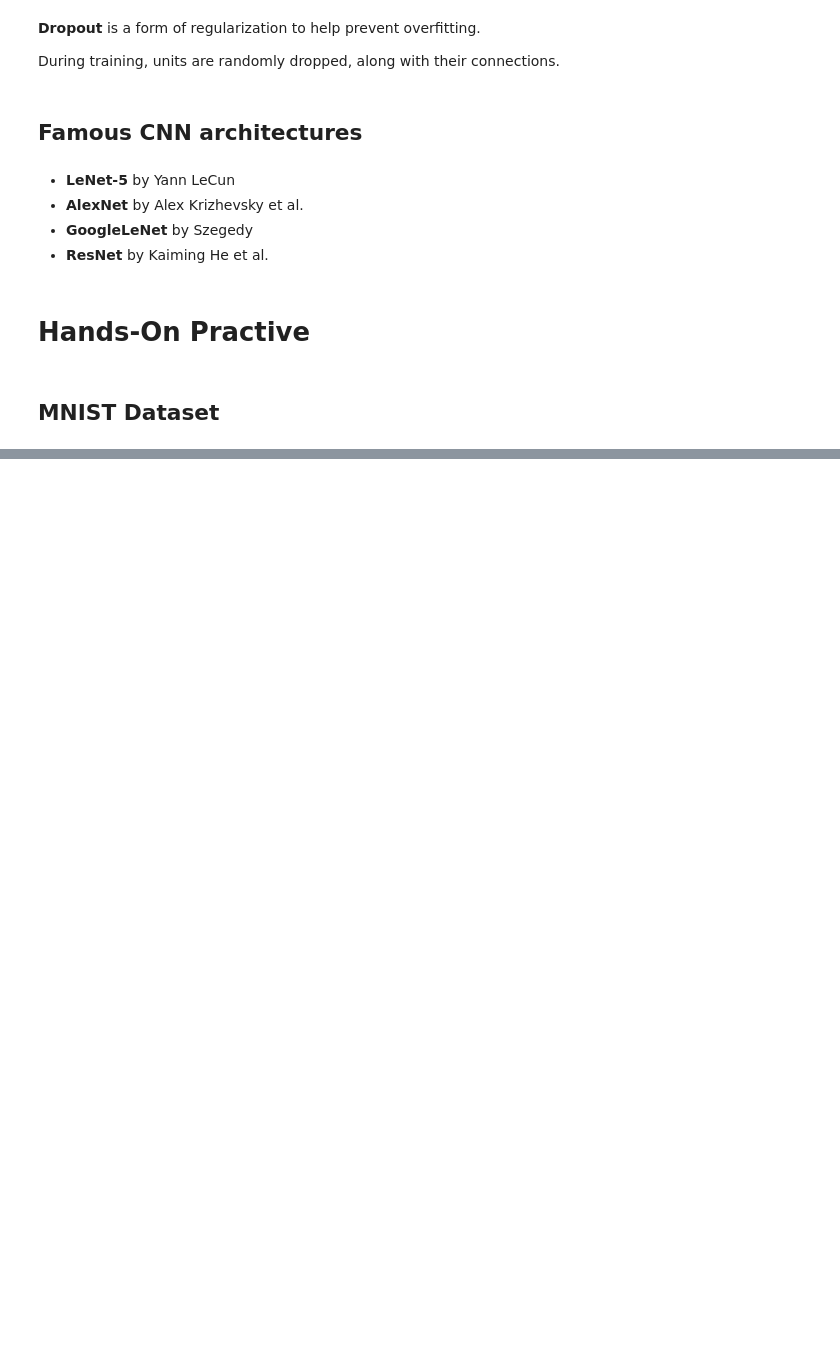
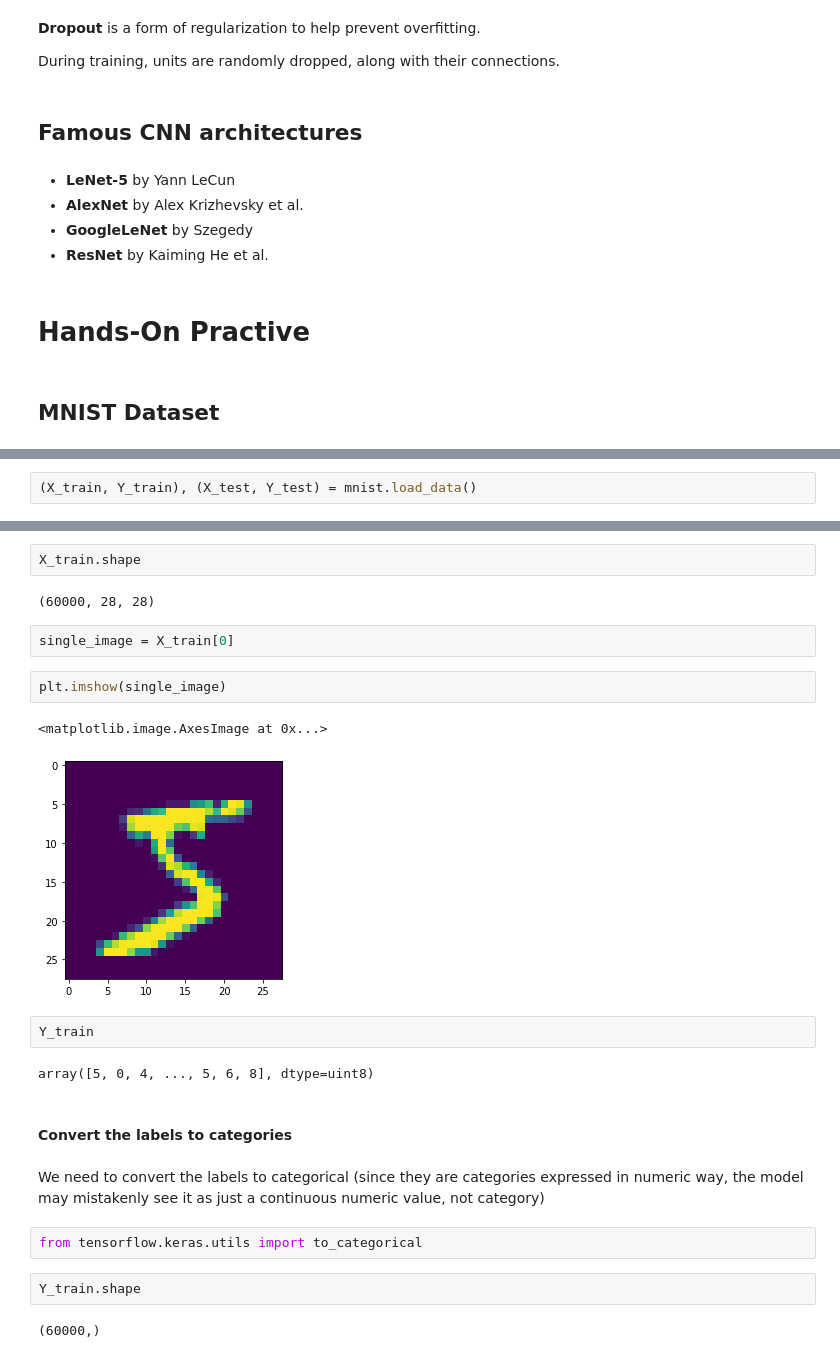
Before and after one commit to Dimisz/tensorflow_lectures, a Jupyter notebook: CNN_lecture.ipynb, the cells around one changed output, grey strips where cells are left out. Cells and saved outputs as stored; diff of their text form; blank space fills up the shorter version.

```diff
--- a/CNN_lecture.ipynb
+++ b/CNN_lecture.ipynb
@@ -75,0 +88,2 @@ During training, units are randomly dropped, along with their connections.
+# %%
+(X_train, Y_train), (X_test, Y_test) = mnist.load_data()
@@ -75,0 +94,25 @@ During training, units are randomly dropped, along with their connections.
+# %%
+X_train.shape
+# %% [output]
+(60000, 28, 28)
+# %%
+single_image = X_train[0]
+# %%
+plt.imshow(single_image)
+# %% [output]
+<matplotlib.image.AxesImage at 0x...>
+[figure, added]
+# %%
+Y_train
+# %% [output]
+array([5, 0, 4, ..., 5, 6, 8], dtype=uint8)
+# %% [markdown]
+#### Convert the labels to categories
+# %% [markdown]
+We need to convert the labels to categorical (since they are categories expressed in numeric way, the model may mistakenly see it as just a continuous numeric value, not category)
+# %%
+from tensorflow.keras.utils import to_categorical
+# %%
+Y_train.shape
+# %% [output]
+(60000,)
```
Also changed, not shown: parts of 82 cells of this notebook.
